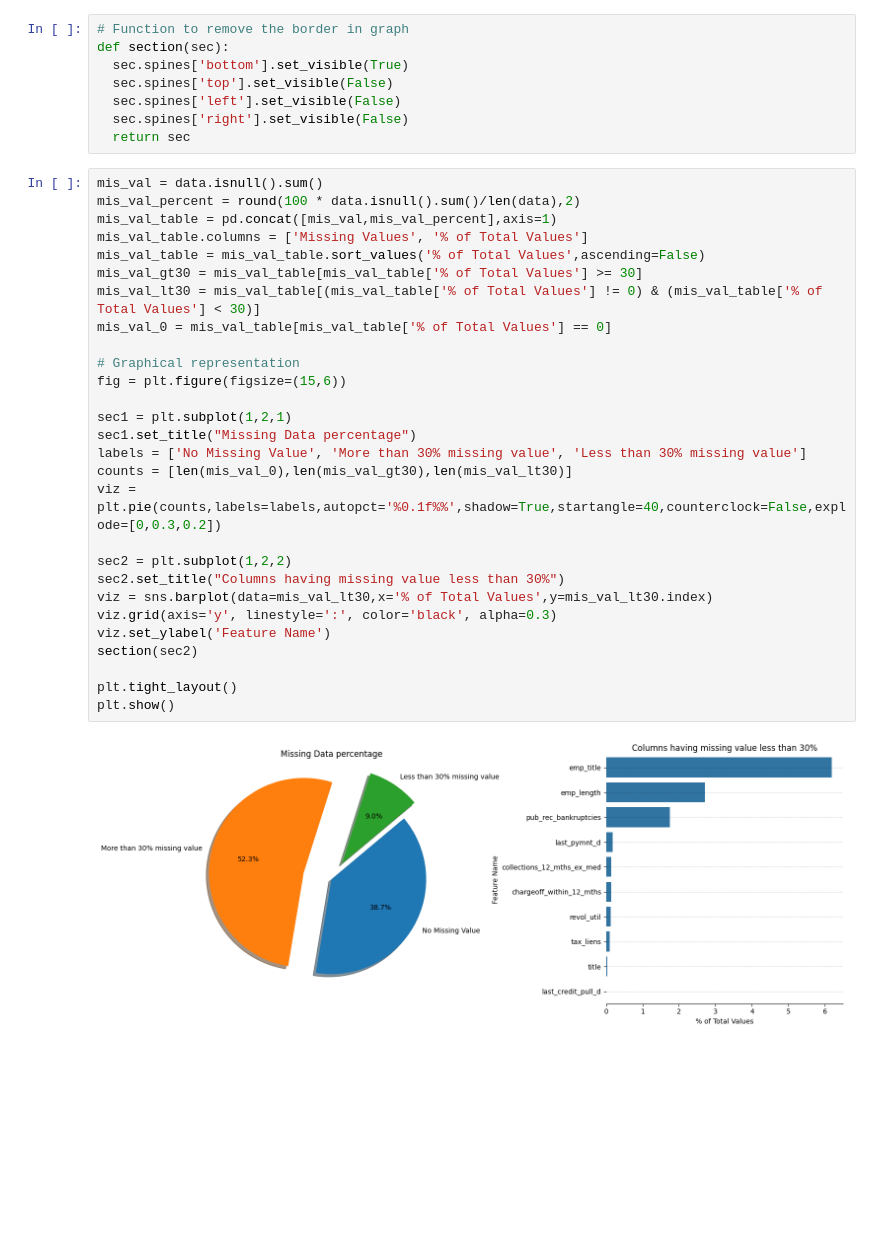
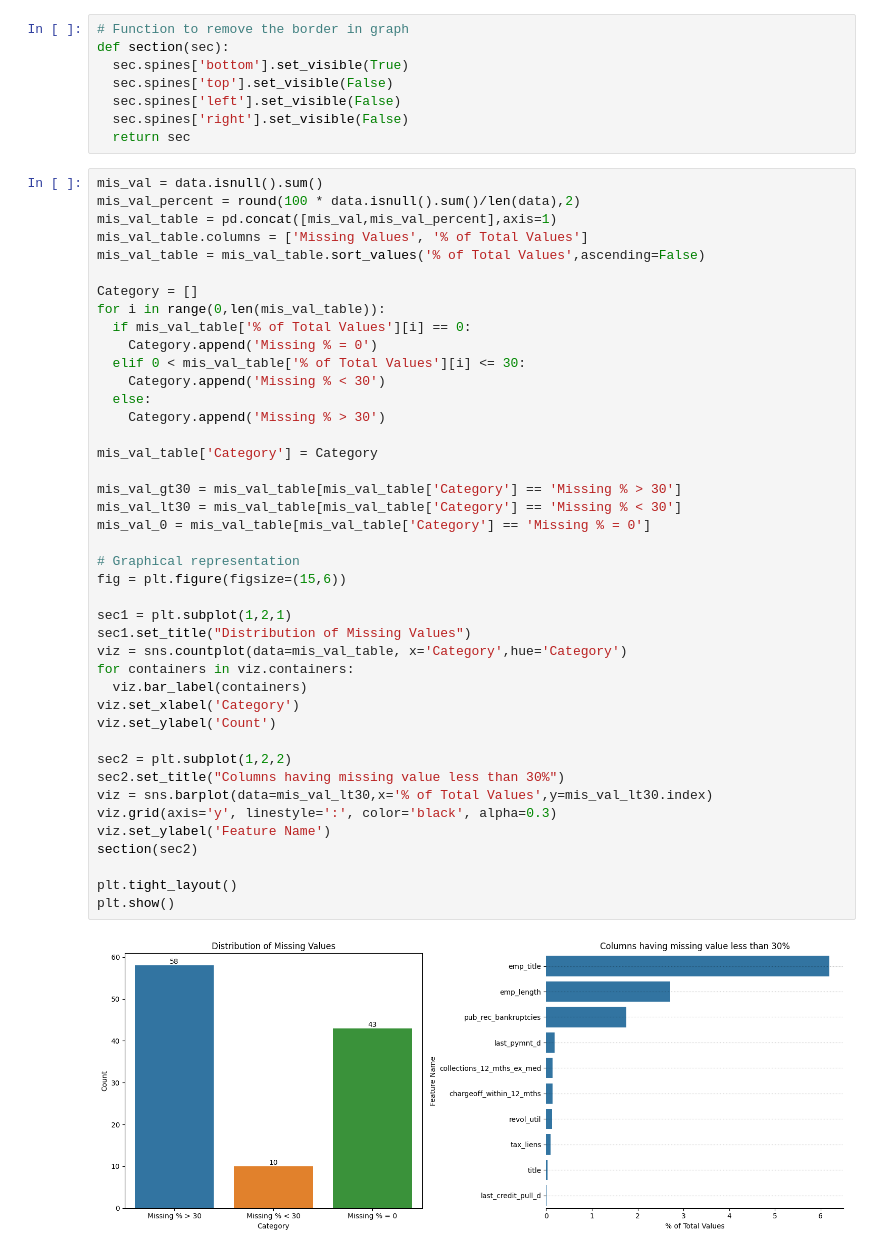
Before and after one commit to Theveetha/LendingClub_EDA_CaseStudy, a Jupyter notebook: LendingClub_EDA.ipynb, the cells around one changed output. Saved outputs shown, nothing was run; the diff lists cells and outputs as text; blank space fills up the shorter version.

```diff
--- a/LendingClub_EDA.ipynb
+++ b/LendingClub_EDA.ipynb
@@ -99,30 +99,44 @@ def section(sec):
 # %%
 mis_val = data.isnull().sum()
 mis_val_percent = round(100 * data.isnull().sum()/len(data),2)
 mis_val_table = pd.concat([mis_val,mis_val_percent],axis=1)
 mis_val_table.columns = ['Missing Values', '% of Total Values']
 mis_val_table = mis_val_table.sort_values('% of Total Values',ascending=False)
-mis_val_gt30 = mis_val_table[mis_val_table['% of Total Values'] >= 30]
-mis_val_lt30 = mis_val_table[(mis_val_table['% of Total Values'] != 0) & (mis_val_table['% of Total Values'] < 30)]
-mis_val_0 = mis_val_table[mis_val_table['% of Total Values'] == 0]
+
+Category = []
+for i in range(0,len(mis_val_table)):
+  if mis_val_table['% of Total Values'][i] == 0:
+    Category.append('Missing % = 0')
+  elif 0 < mis_val_table['% of Total Values'][i] <= 30:
+    Category.append('Missing % < 30')
+  else:
+    Category.append('Missing % > 30')
+
+mis_val_table['Category'] = Category
+
+mis_val_gt30 = mis_val_table[mis_val_table['Category'] == 'Missing % > 30']
+mis_val_lt30 = mis_val_table[mis_val_table['Category'] == 'Missing % < 30']
+mis_val_0 = mis_val_table[mis_val_table['Category'] == 'Missing % = 0']
 
 # Graphical representation
 fig = plt.figure(figsize=(15,6))
 
 sec1 = plt.subplot(1,2,1)
-sec1.set_title("Missing Data percentage")
-labels = ['No Missing Value', 'More than 30% missing value', 'Less than 30% missing value']
-counts = [len(mis_val_0),len(mis_val_gt30),len(mis_val_lt30)]
-viz = plt.pie(counts,labels=labels,autopct='%0.1f%%',shadow=True,startangle=40,counterclock=False,explode=[0,0.3,0.2])
+sec1.set_title("Distribution of Missing Values")
+viz = sns.countplot(data=mis_val_table, x='Category',hue='Category')
+for containers in viz.containers:
+  viz.bar_label(containers)
+viz.set_xlabel('Category')
+viz.set_ylabel('Count')
 
 sec2 = plt.subplot(1,2,2)
 sec2.set_title("Columns having missing value less than 30%")
 viz = sns.barplot(data=mis_val_lt30,x='% of Total Values',y=mis_val_lt30.index)
 viz.grid(axis='y', linestyle=':', color='black', alpha=0.3)
 viz.set_ylabel('Feature Name')
 section(sec2)
 
 plt.tight_layout()
 plt.show()
 # %% [output]
-[figure, old version]
+[figure, new version]
```
Also changed, not shown: parts of 2 cells of this notebook.
